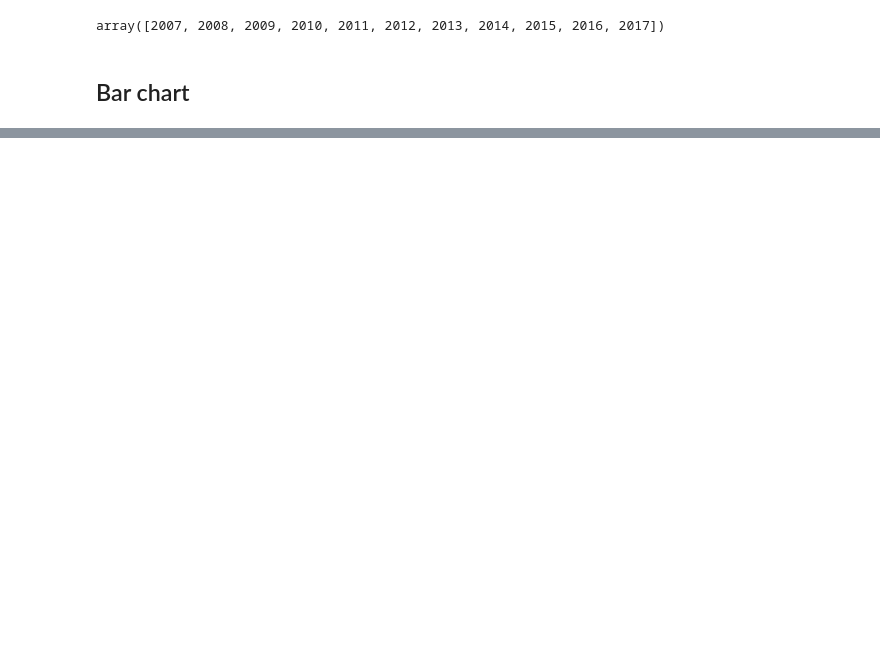
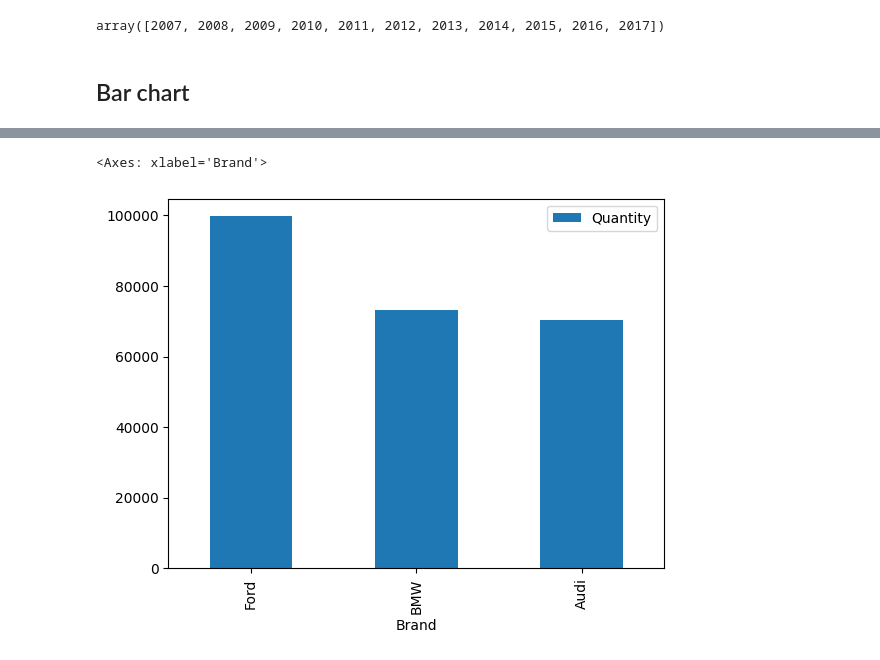
Before and after one commit to ebt35/data_visualization_eyoub_beraki_de24, a Jupyter notebook: code_alongs/02_matplotlib_line_bar/matplotlib_line_bar.ipynb, the cells around one changed output, grey strips where cells are left out. Saved outputs shown, nothing was run; the diff lists cells and outputs as text; code cells hidden in the pictures; blank space fills up the shorter version.

```diff
--- a/code_alongs/02_matplotlib_line_bar/matplotlib_line_bar.ipynb
+++ b/code_alongs/02_matplotlib_line_bar/matplotlib_line_bar.ipynb
@@ -106,0 +119,5 @@ ax = df_quantity_make.plot(kind="bar", x="Make", y="Quantity", title = "Cars sol
+# %%
+df_quantity_brand.iloc[3:6].plot(kind = "bar", x = "Brand", y = "Quantity")
+# %% [output]
+<Axes: xlabel='Brand'>
+[figure, added]
```
Also changed, not shown: parts of 11 cells of this notebook, 2 other files.
